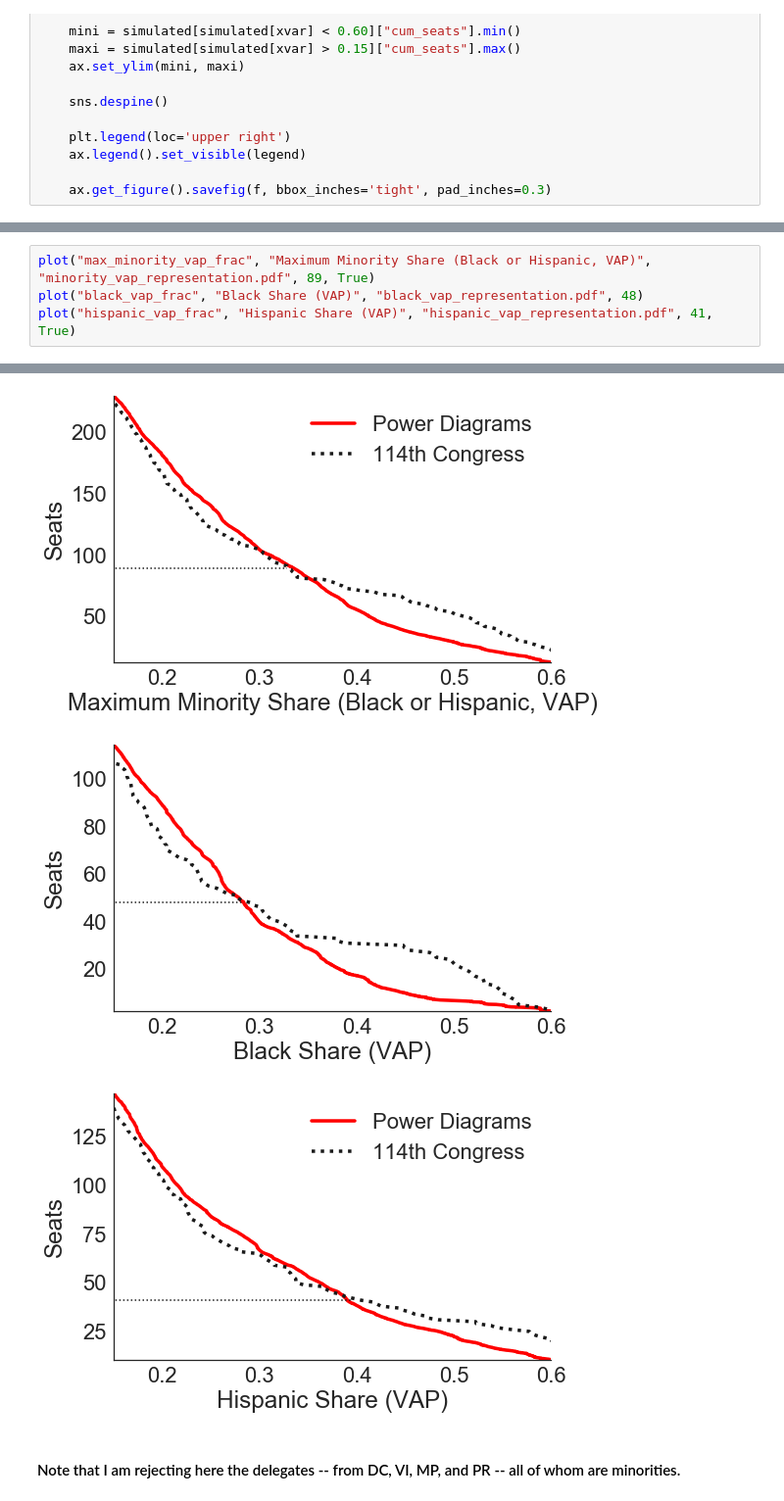
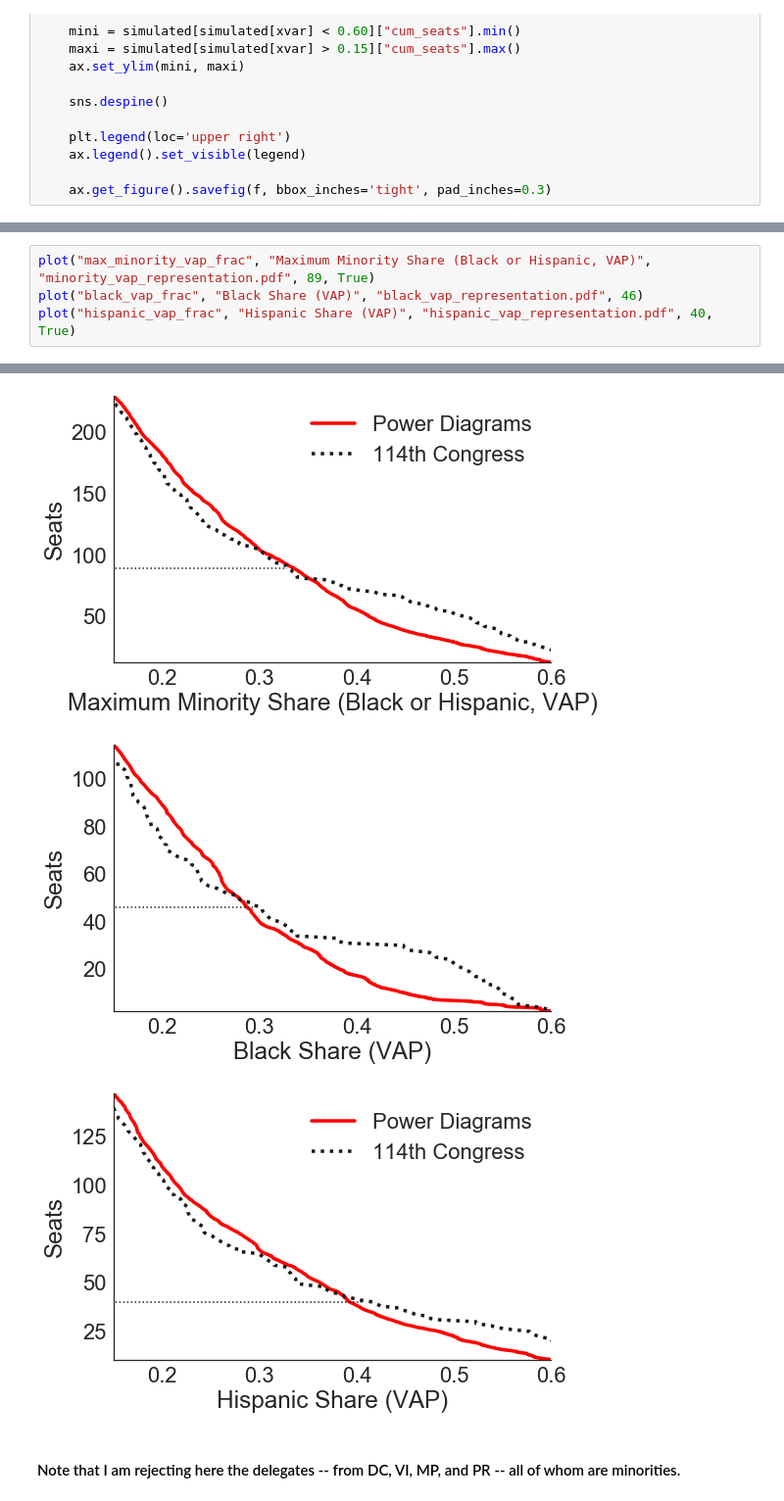
Before and after one commit to JamesSaxon/dist_analysis, a Jupyter notebook: ethnic_rate.ipynb, the cells around one changed output, grey strips where cells are left out. Shown: that part at 98% size. Saved outputs shown, nothing was run; the diff lists cells and outputs as text.

```diff
--- a/ethnic_rate.ipynb
+++ b/ethnic_rate.ipynb
@@ -241,7 +241,7 @@ Hispanic Share 0.442985274728
 [figure]
 # %%
 plot("max_minority_vap_frac", "Maximum Minority Share (Black or Hispanic, VAP)", "minority_vap_representation.pdf", 89, True)
-plot("black_vap_frac", "Black Share (VAP)", "black_vap_representation.pdf", 48)
-plot("hispanic_vap_frac", "Hispanic Share (VAP)", "hispanic_vap_representation.pdf", 41, True)
+plot("black_vap_frac", "Black Share (VAP)", "black_vap_representation.pdf", 46)
+plot("hispanic_vap_frac", "Hispanic Share (VAP)", "hispanic_vap_representation.pdf", 40, True)
 # %% [output]
 Maximum Minority Share (Black or Hispanic, VAP) 0.328739741761
@@ -250,5 +250,5 @@ Hispanic Share (VAP) 0.396438122375
 [figure]
-[figure, old version]
+[figure, new version]
 [figure]
 # %% [markdown]
 #### Note that I am rejecting here the delegates -- from DC, VI, MP, and PR -- all of whom are minorities.
```
Also changed, not shown: parts of 2 cells of this notebook.
